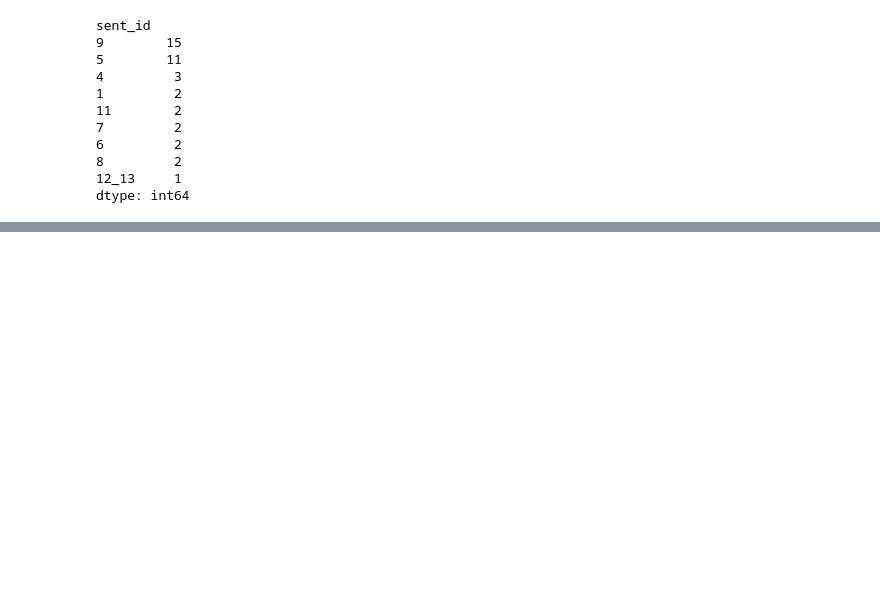
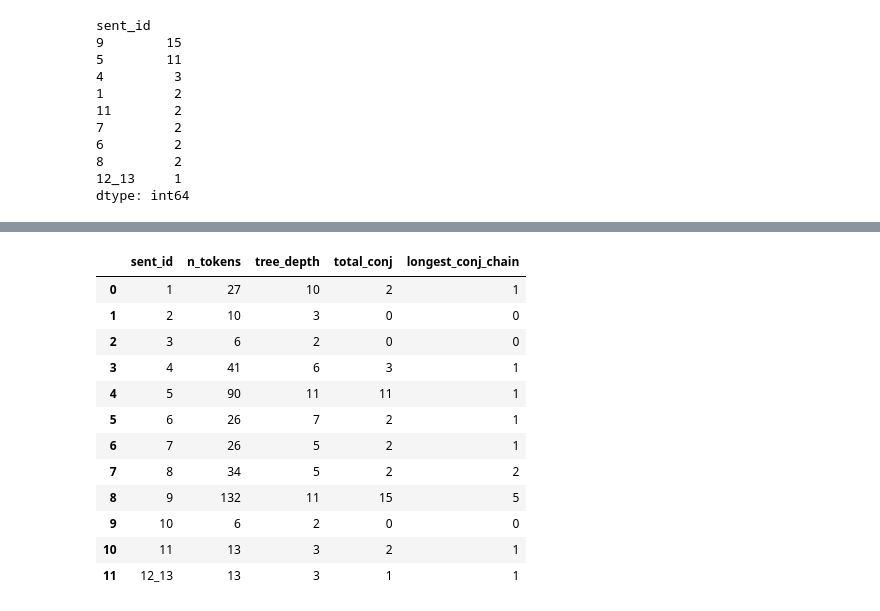
Before and after one commit to AimBtlv/research-computational_philology, a Jupyter notebook: 3-notebooks/Confessio_Linguistic_Analysis_v2.ipynb, the cells around one changed output, grey strips where cells are left out. Drawn from its saved outputs; the diff is of its cells as text; code cells hidden in the pictures; blank space fills up the shorter version.

```diff
--- a/3-notebooks/Confessio_Linguistic_Analysis_v2.ipynb
+++ b/3-notebooks/Confessio_Linguistic_Analysis_v2.ipynb
@@ -659,0 +461,77 @@ else:
+# %%
+def build_head_map(sentence):
+    # id -> head, restricted to simple (non-multiword) tokens.
+    return {tok["id"]: tok["head"] for tok in sentence if not isinstance(tok["id"], tuple)}
+
+def token_depth(token_id, head_map):
+    # Depth of a token = number of edges to the root (root itself = depth 0).
+    depth = 0
+    current = token_id
+    visited = set()
+    while head_map.get(current, 0) != 0:
+        if current in visited:  # safety guard against cyclic/malformed trees
+            break
+        visited.add(current)
+        current = head_map[current]
+        depth += 1
+    return depth
+
+def longest_conj_chain(sentence):
+    # Longest run of consecutive conj-conj-conj... edges anywhere in the sentence.
+    # This captures coordination chains regardless of which node they ultimately
+    # attach to (root, ccomp, acl...), unlike a root-only count.
+    by_id = {t["id"]: t for t in sentence if not isinstance(t["id"], tuple)}
+    best = 0
+    for tok in by_id.values():
+        if tok["deprel"] != "conj":
+            continue
+        length = 1
+        current = tok
+        visited = {current["id"]}
+        while True:
+            parent = by_id.get(current["head"])
+            if parent is None or parent["deprel"] != "conj" or parent["id"] in visited:
+                break
+            length += 1
+            visited.add(parent["id"])
+            current = parent
+        best = max(best, length)
+    return best
+
+sentence_metrics = []
+for sent_idx, sent in enumerate(sentences, start=1):
+    sent_id = sent.metadata.get("sent_id", sent_idx)
+    simple_tokens = [t for t in sent if not isinstance(t["id"], tuple)]
+    head_map = build_head_map(sent)
+
+    n_tokens = len(simple_tokens)
+    depths = [token_depth(t["id"], head_map) for t in simple_tokens]
+    max_depth = max(depths) if depths else 0
+
+    total_conj = sum(1 for t in simple_tokens if t["deprel"] == "conj")
+    longest_chain = longest_conj_chain(sent)
+
+    sentence_metrics.append({
+        "sent_id": sent_id,
+        "n_tokens": n_tokens,
+        "tree_depth": max_depth,
+        "total_conj": total_conj,
+        "longest_conj_chain": longest_chain,
+    })
+
+metrics_df = pd.DataFrame(sentence_metrics)
+metrics_df
+# %% [output]
+|  | sent_id | n_tokens | tree_depth | total_conj | longest_conj_chain |
+| 0 | 1 | 27 | 10 | 2 | 1 |
+| 1 | 2 | 10 | 3 | 0 | 0 |
+| 2 | 3 | 6 | 2 | 0 | 0 |
+| 3 | 4 | 41 | 6 | 3 | 1 |
+| 4 | 5 | 90 | 11 | 11 | 1 |
+| 5 | 6 | 26 | 7 | 2 | 1 |
+| 6 | 7 | 26 | 5 | 2 | 1 |
+| 7 | 8 | 34 | 5 | 2 | 2 |
+| 8 | 9 | 132 | 11 | 15 | 5 |
+| 9 | 10 | 6 | 2 | 0 | 0 |
+| 10 | 11 | 13 | 3 | 2 | 1 |
+| 11 | 12_13 | 13 | 3 | 1 | 1 |
```
Also changed, not shown: parts of 24 cells of this notebook.
